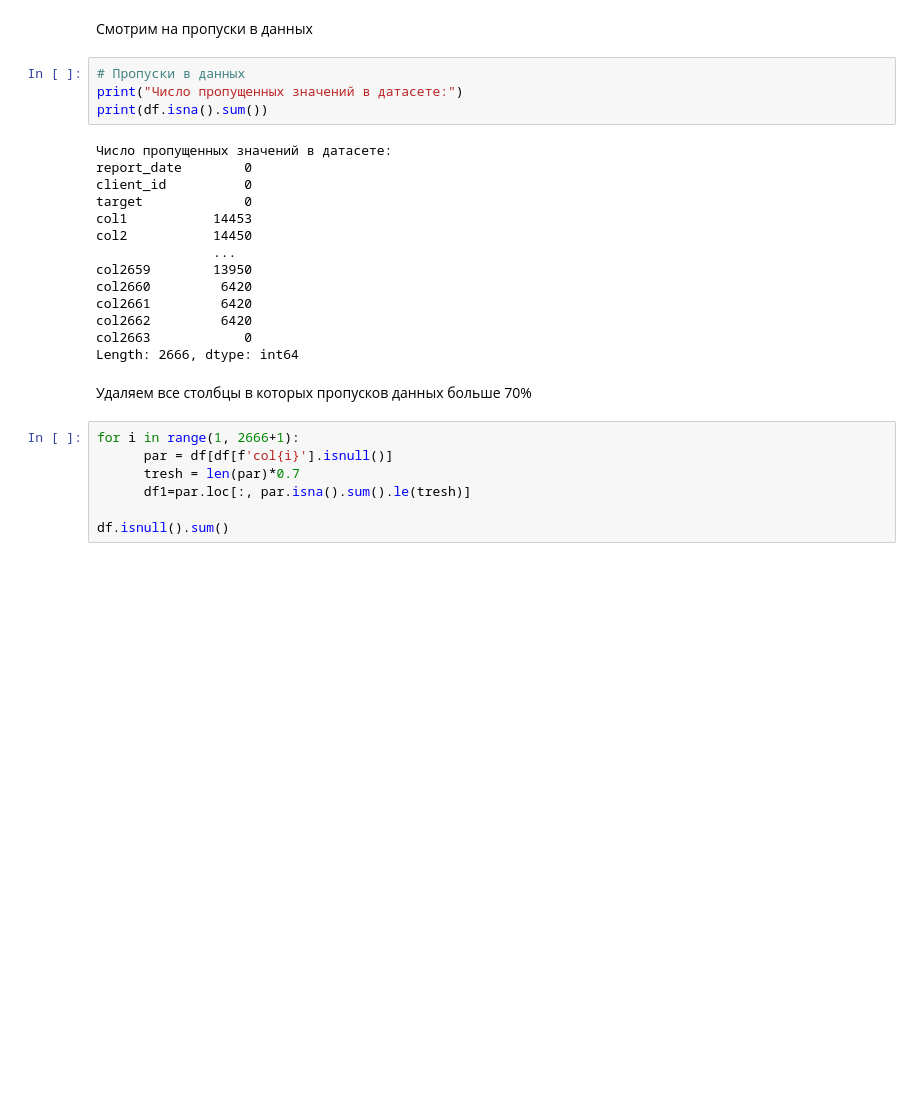
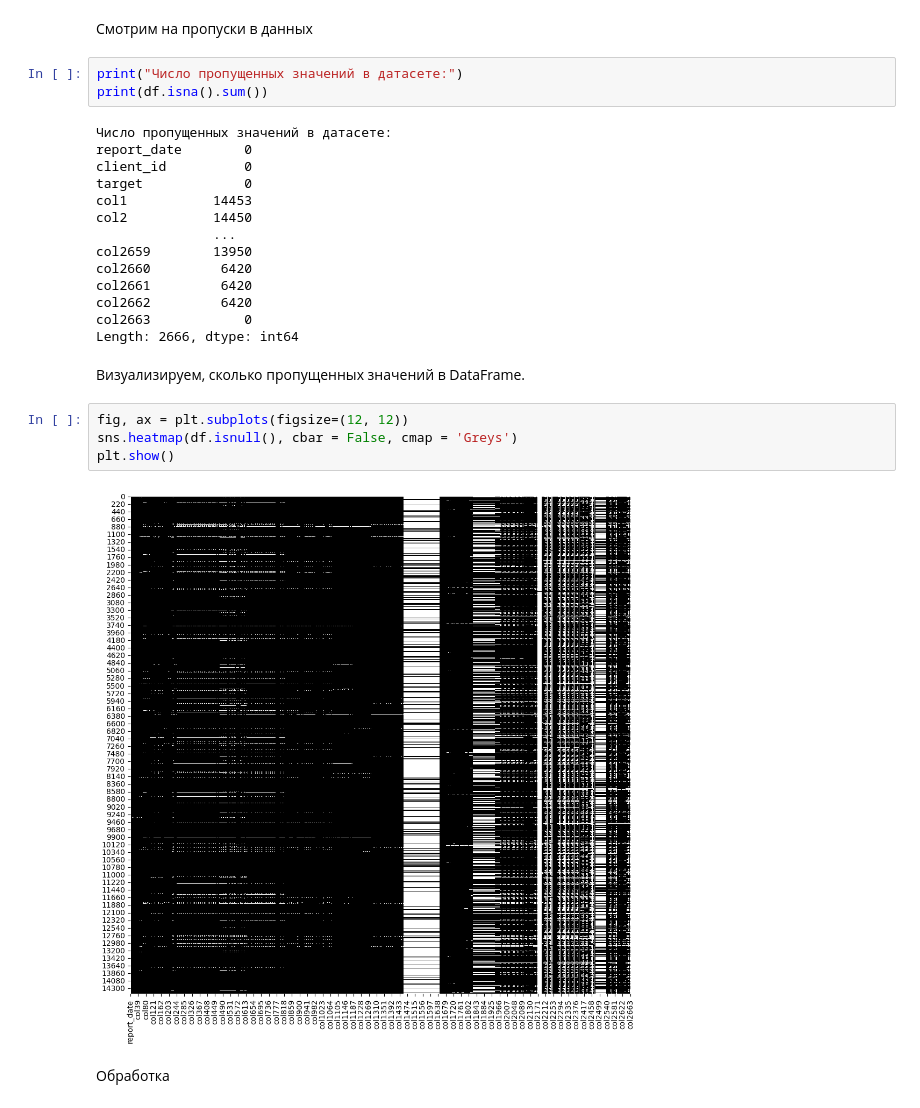
Before and after one commit to pogodaa/second_intensiv_predict_dataset_ot_samolyta, a Jupyter notebook: main.ipynb, the cells around one changed output. Cells and saved outputs as stored; diff of their text form; blank space fills up the shorter version.

```diff
--- a/main.ipynb
+++ b/main.ipynb
@@ -29,7 +29,6 @@ df.head(10)
 # %% [markdown]
 Смотрим на пропуски в данных
 # %%
-# Пропуски в данных
 print("Число пропущенных значений в датасете:")
 print(df.isna().sum())
 # %% [output]
@@ -46,12 +45,13 @@ col2661         6420
 col2662         6420
 col2663            0
 Length: 2666, dtype: int64
-# %% [markdown]
-Удаляем все столбцы в которых пропусков данных больше 70%
-# %%
-for i in range(1, 2666+1):
-      par = df[df[f'col{i}'].isnull()]
-      tresh = len(par)*0.7
-      df1=par.loc[:, par.isna().sum().le(tresh)]
-
-df.isnull().sum()
+# %% [markdown]
+Визуализируем, сколько пропущенных значений в DataFrame.
+# %%
+fig, ax = plt.subplots(figsize=(12, 12))
+sns.heatmap(df.isnull(), cbar = False, cmap = 'Greys')
+plt.show()
+# %% [output]
+[figure, added]
+# %% [markdown]
+Обработка
```
Also changed, not shown: parts of 5 cells of this notebook, 1 other file.
